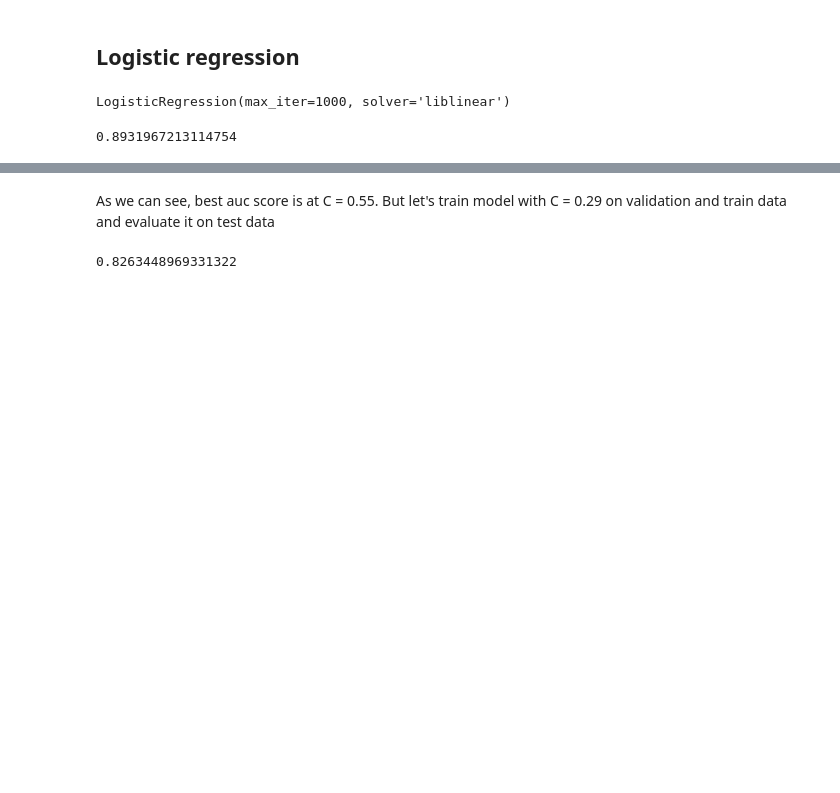
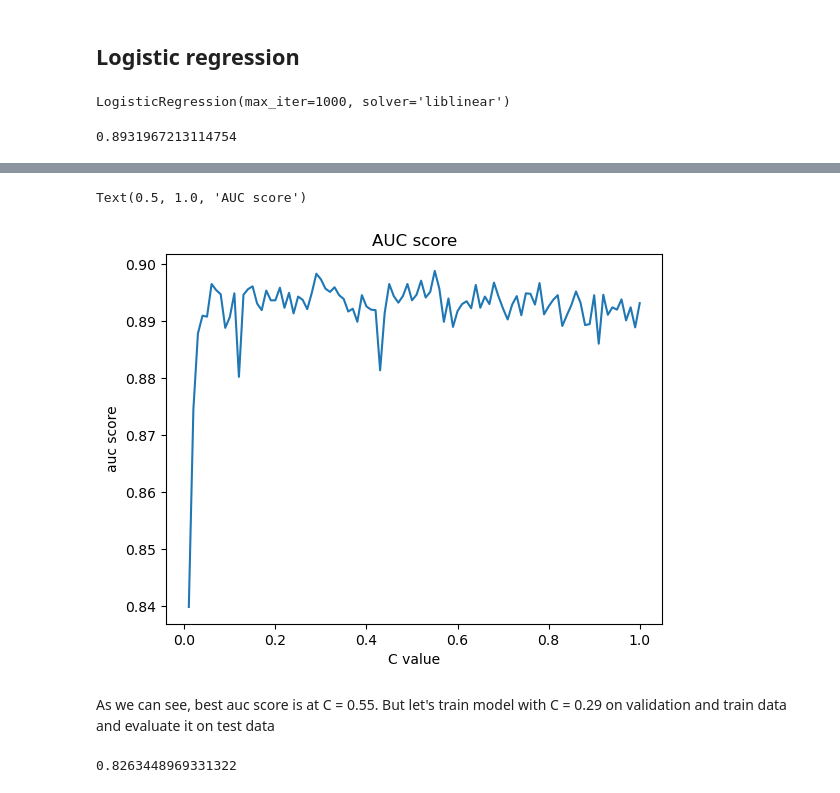
Before and after one commit to tanyashagova/attrition-data-investigation, a Jupyter notebook: notebook.ipynb, the cells around one changed output, grey strips where cells are left out. Drawn from its saved outputs; the diff is of its cells as text; code cells hidden in the pictures; blank space fills up the shorter version.

```diff
--- a/notebook.ipynb
+++ b/notebook.ipynb
@@ -462,3 +458,11 @@ df_scores.sort_values(by='auc', ascending=False).head()
+# %%
+plt.plot(df_scores.C, df_scores.auc)
+plt.xlabel('C value')
+plt.ylabel('auc score')
+plt.title('AUC score')
+# %% [output]
+Text(0.5, 1.0, 'AUC score')
+[figure, added]
 # %% [markdown]
 As we can see, best auc score is at C = 0.55. But let's train model with C = 0.29 on validation and train data and evaluate it on test data
 # %%
```
Also changed, not shown: parts of 12 cells of this notebook.
